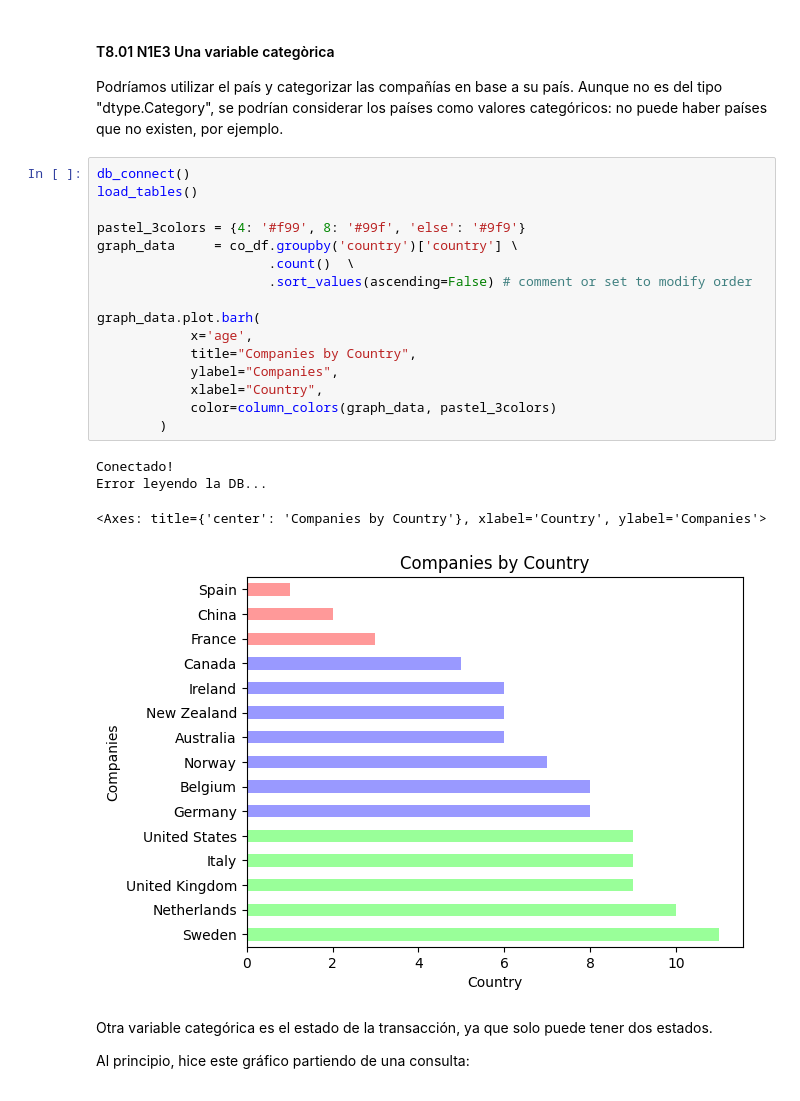
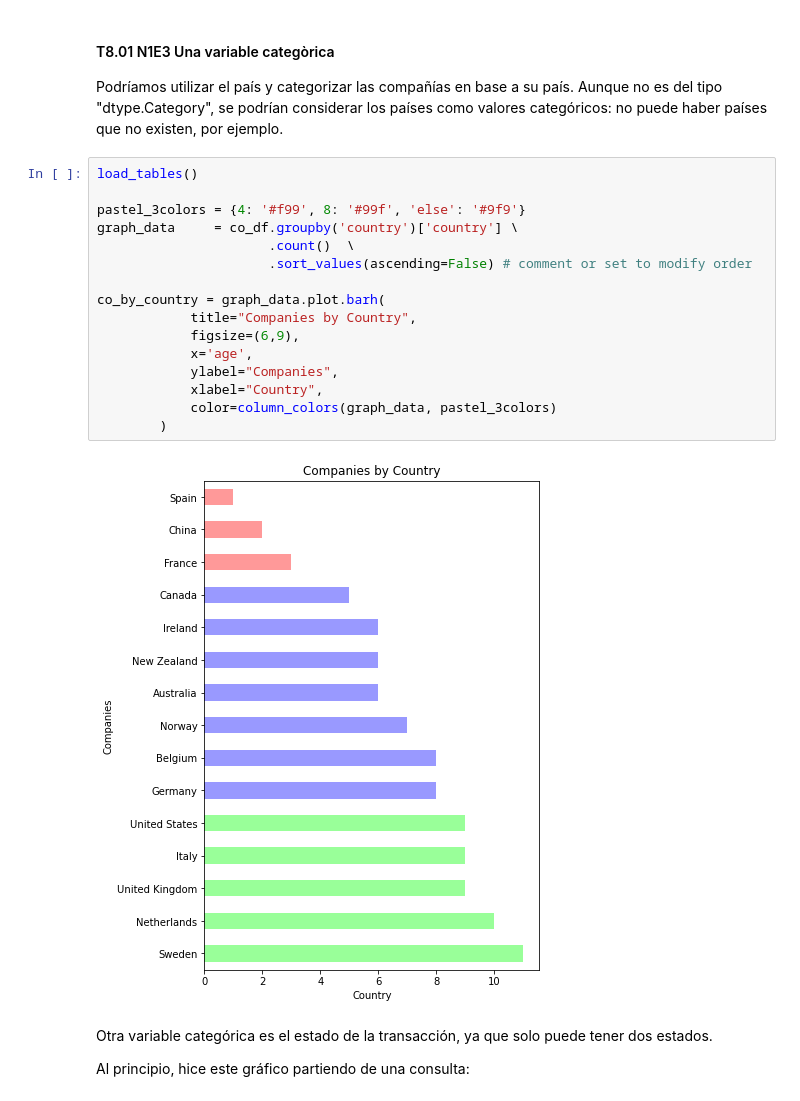
Before and after one commit to mlopezgva/it-academy-mlg, a Jupyter notebook: SPRINT8/Sprint_8.01.ipynb, the cells around one changed output. Cells and saved outputs as stored; diff of their text form.

```diff
--- a/SPRINT8/Sprint_8.01.ipynb
+++ b/SPRINT8/Sprint_8.01.ipynb
@@ -216,26 +193,23 @@ Error leyendo la DB...
 #### T8.01 N1E3 Una variable categòrica
 Podríamos utilizar el país y categorizar las compañías en base a su país. Aunque no es del tipo "dtype.Category", se podrían considerar los países como valores categóricos: no puede haber países que no existen, por ejemplo.
 # %%
-db_connect()
 load_tables()
 
 pastel_3colors = {4: '#f99', 8: '#99f', 'else': '#9f9'}
 graph_data     = co_df.groupby('country')['country'] \
                       .count()  \
                       .sort_values(ascending=False) # comment or set to modify order
 
-graph_data.plot.barh(
+co_by_country = graph_data.plot.barh(
+            title="Companies by Country",
+            figsize=(6,9),
             x='age',
-            title="Companies by Country",
             ylabel="Companies",
             xlabel="Country",
             color=column_colors(graph_data, pastel_3colors)
         )
 # %% [output]
-Conectado!
-Error leyendo la DB...
-<Axes: title={'center': 'Companies by Country'}, xlabel='Country', ylabel='Companies'>
-[figure, old version]
+[figure, new version]
 # %% [markdown]
 Otra variable categórica es el estado de la transacción, ya que solo puede tener dos estados.
 
```
Also changed, not shown: parts of 12 cells of this notebook.
